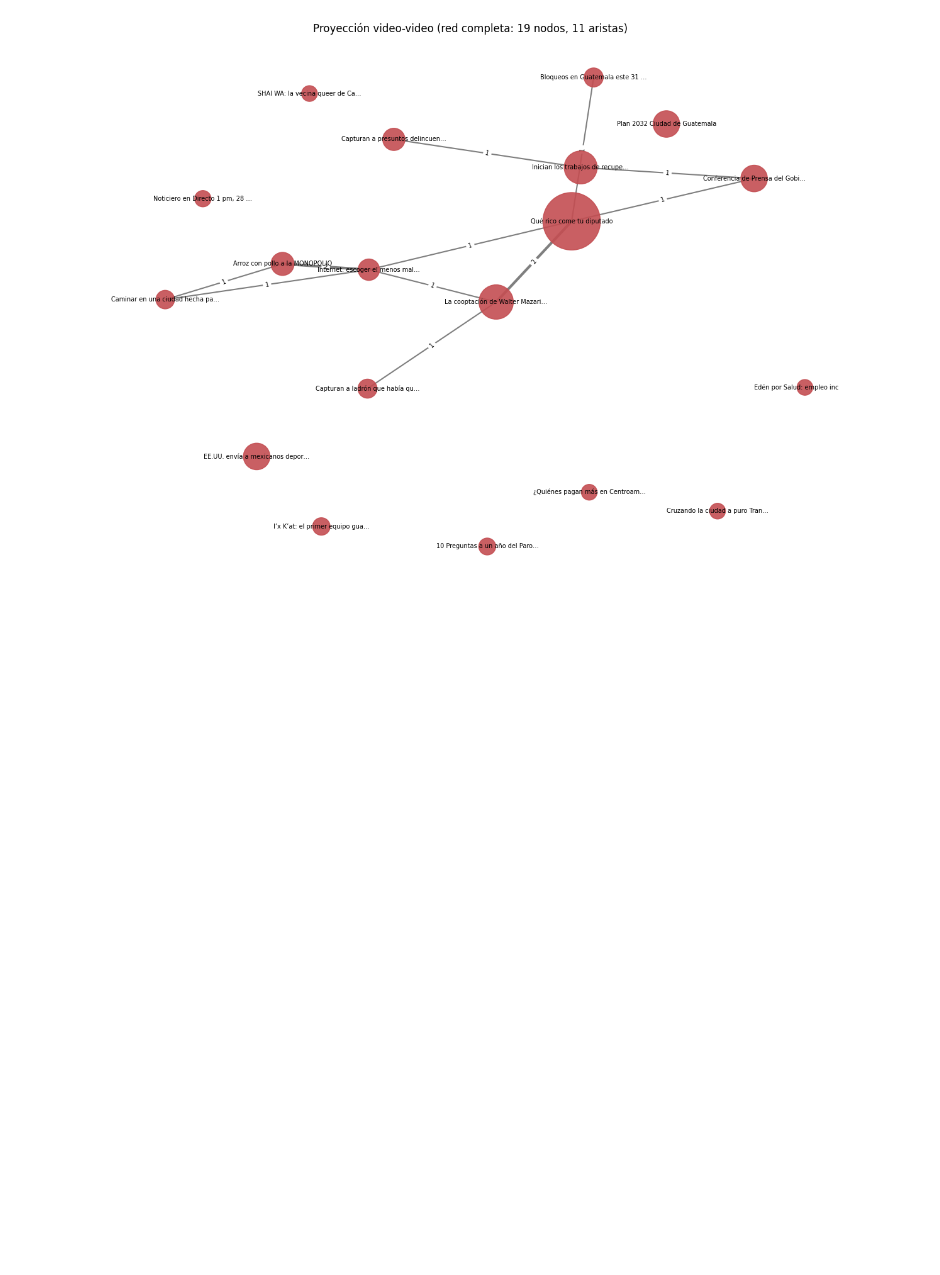
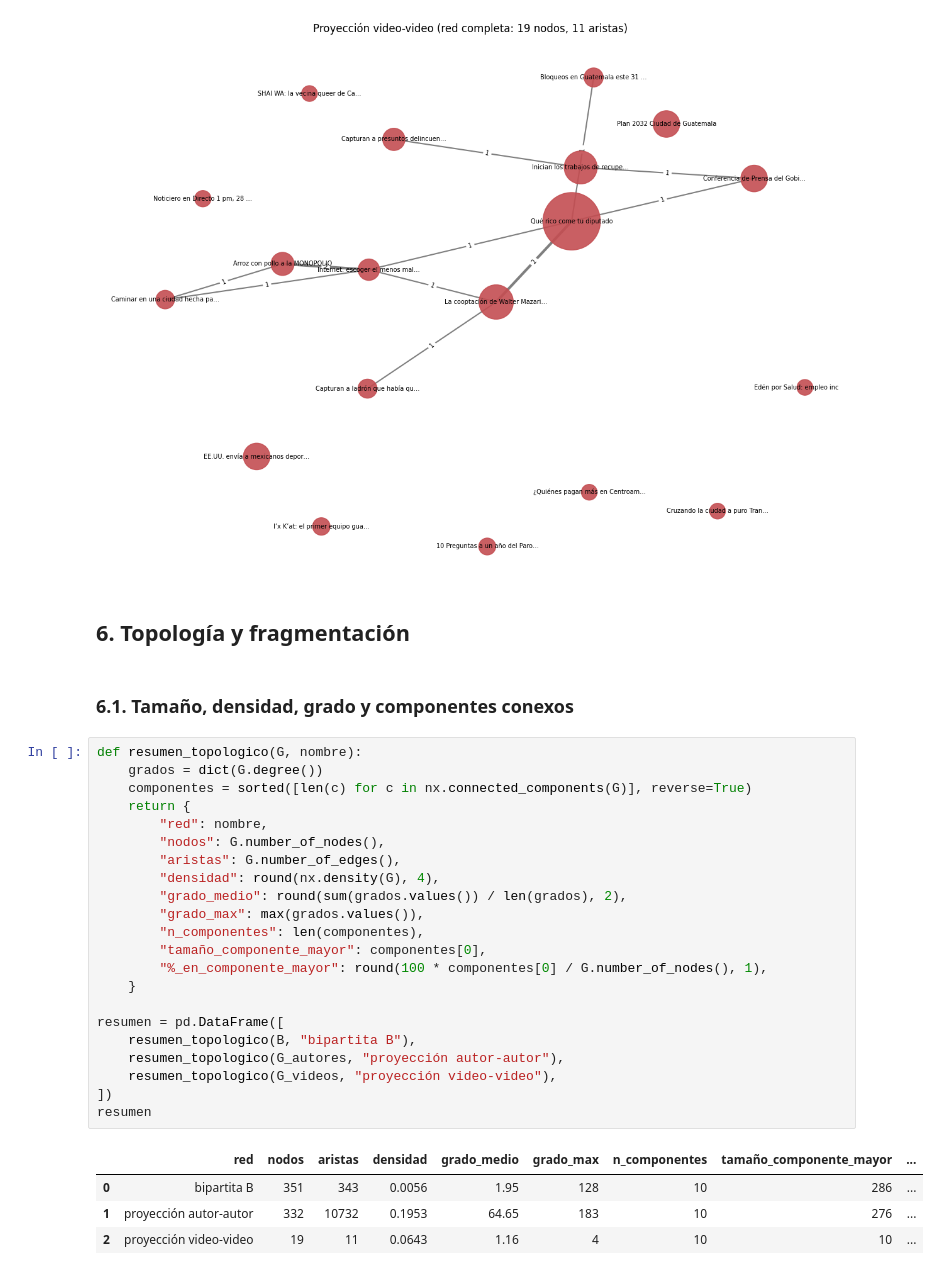
Before and after one commit to NESHGP04/Lab6-DS, a Jupyter notebook: red_bipartita_autor_video.ipynb, the cells around one changed output. Drawn from its saved outputs; the diff is of its cells as text; blank space fills up the shorter version.

```diff
--- a/red_bipartita_autor_video.ipynb
+++ b/red_bipartita_autor_video.ipynb
@@ -406,3 +407,34 @@ plt.savefig("proyeccion_video_video.png", dpi=150)
 plt.show()
 # %% [output]
 [figure]
+# %% [markdown]
+## 6. Topología y fragmentación
+# %% [markdown]
+### 6.1. Tamaño, densidad, grado y componentes conexos
+# %%
+def resumen_topologico(G, nombre):
+    grados = dict(G.degree())
+    componentes = sorted([len(c) for c in nx.connected_components(G)], reverse=True)
+    return {
+        "red": nombre,
+        "nodos": G.number_of_nodes(),
+        "aristas": G.number_of_edges(),
+        "densidad": round(nx.density(G), 4),
+        "grado_medio": round(sum(grados.values()) / len(grados), 2),
+        "grado_max": max(grados.values()),
+        "n_componentes": len(componentes),
+        "tamaño_componente_mayor": componentes[0],
+        "%_en_componente_mayor": round(100 * componentes[0] / G.number_of_nodes(), 1),
+    }
+
+resumen = pd.DataFrame([
+    resumen_topologico(B, "bipartita B"),
+    resumen_topologico(G_autores, "proyección autor-autor"),
+    resumen_topologico(G_videos, "proyección video-video"),
+])
+resumen
+# %% [output]
+|  | red | nodos | aristas | densidad | grado_medio | grado_max | n_componentes | tamaño_componente_mayor | ... |
+| 0 | bipartita B | 351 | 343 | 0.0056 | 1.95 | 128 | 10 | 286 | ... |
+| 1 | proyección autor-autor | 332 | 10732 | 0.1953 | 64.65 | 183 | 10 | 276 | ... |
+| 2 | proyección video-video | 19 | 11 | 0.0643 | 1.16 | 4 | 10 | 10 | ... |
```
Also changed, not shown: parts of 10 cells of this notebook, 2 other files.
